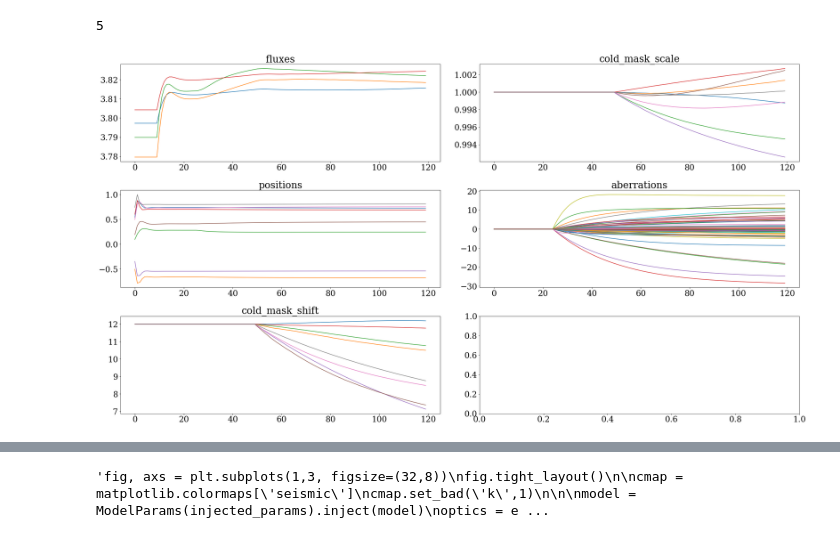
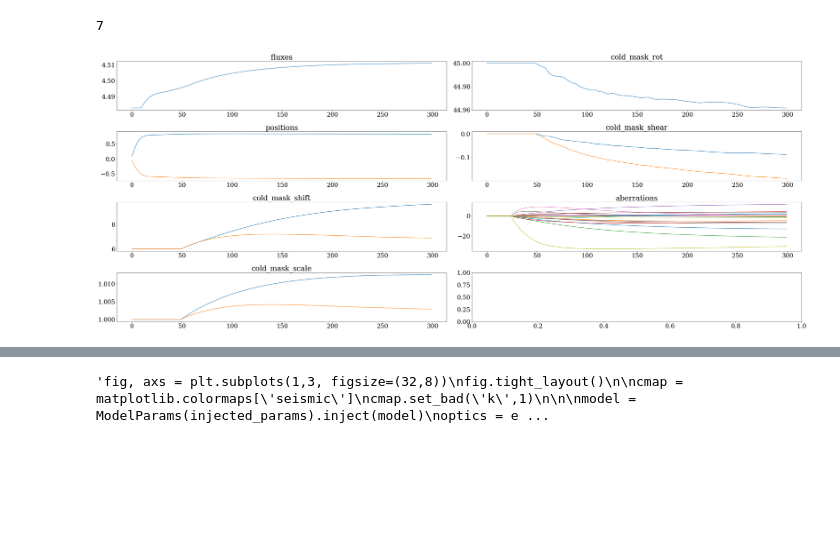
Before and after one commit to h-greer/hubble, a Jupyter notebook: notebooks/calibrator.ipynb, the cells around one changed output, grey strips where cells are left out. Drawn from its saved outputs; the diff is of its cells as text; code cells hidden in the pictures; blank space fills up the shorter version.

```diff
--- a/notebooks/calibrator.ipynb
+++ b/notebooks/calibrator.ipynb
@@ -168,7 +205,7 @@ def flatten(l):
 
 
 
-g = 5e-3
+g = 1e-3
 
 things = {
     "fluxes" : opt(g*50,10),
@@ -177,7 +214,13 @@ things = {
     #"cold_mask_rot": opt(g*100, 50),
     #"scale": opt(g*8, 20),
     "cold_mask_scale": opt(g*100, 50),
+    "cold_mask_rot": opt(g*100, 50),
+    "cold_mask_shear": opt(g*100, 50),
+    #"primary_scale": opt(g*100, 50),
+    #"primary_rot": opt(g*100, 50),
+    #"primary_shear": opt(g*100, 50),
     "aberrations": opt(g*1.5,25),
+    #"breathing": opt(g*300,150),
     #"rot": opt(g*100, 50),
 }
 
@@ -222,12 +270,15 @@ optim, opt_state = zdx.get_optimiser(
 
 
 losses, models = [], []
-for i in tqdm(range(200)):
+for i in tqdm(range(300)):
     loss, grads = loss_fn(params,exposures)
     grads = jtu.tree_map(lambda x, y: x * np.abs(y), grads, ModelParams(lrs.params))
     updates, opt_state = optim.update(grads, opt_state)
     params = zdx.apply_updates(params, updates)
 
+    #if i == 200:
+    #    params.set("softening", 0.2)
+
     models.append(params)
     losses.append(loss)
 # %%
@@ -259,6 +310,6 @@ params.params
  'spider_width': 0.0924}
 # %%
-xw = 3
+xw = 4
 yw = int(np.ceil(len(groups)/xw))
 
 print(len(groups))
@@ -266,36 +317,38 @@ print(len(groups))
 
 fig, axs = plt.subplots(xw,yw,figsize=(xw*10,yw*8))
 for i, param in enumerate(groups):
     #print(param)
     sp = axs[i%xw, i//xw]
-    if param in ["fluxes", "contrast", "positions", "aberrations", "cold_mask_shift", "cold_mask_rot", "cold_mask_scale"]:
+    if param in ["fluxes", "contrast", "positions", "aberrations",
+                 "cold_mask_shift", "cold_mask_rot", "cold_mask_scale", "cold_mask_shear",
+                 "primary_rot","primary_scale", "primary_shear", "breathing"]:
         #print(np.asarray(list(models_s[0].get(param).values())))
         #print(injected_params[param])
         """for j in injected_params[param].values():
             print(j)
             print(len(j.shape))
             if len(j.shape)>0:
                 for k in j:
                     sp.axhline(k, color='k', linestyle='--')
             else:
                 sp.axhline(j, color='k', linestyle='--')"""
         for p in np.asarray([np.asarray(list(x.get(param).values())) for x in models]).T:
             if len(p.shape)>1:
                 for i in range(p.shape[0]):
                     sp.plot(p[i,:])
             else:
                 sp.plot(p)
             sp.set_title(param)
     else:
         sp.set_title(param)
         sp.plot([x.get(param) for x in models])
         #sp.axhline(injected_params[param], color='k', linestyle='--')
 
 
 fig.tight_layout()
 # %% [output]
-5
+7
-[figure, old version]
+[figure, new version]
 # %%
 print(f"{float(losses[0]):e}, {float(losses[-1]):e}")
 
```
Also changed, not shown: parts of 17 cells of this notebook, 19 other files.
